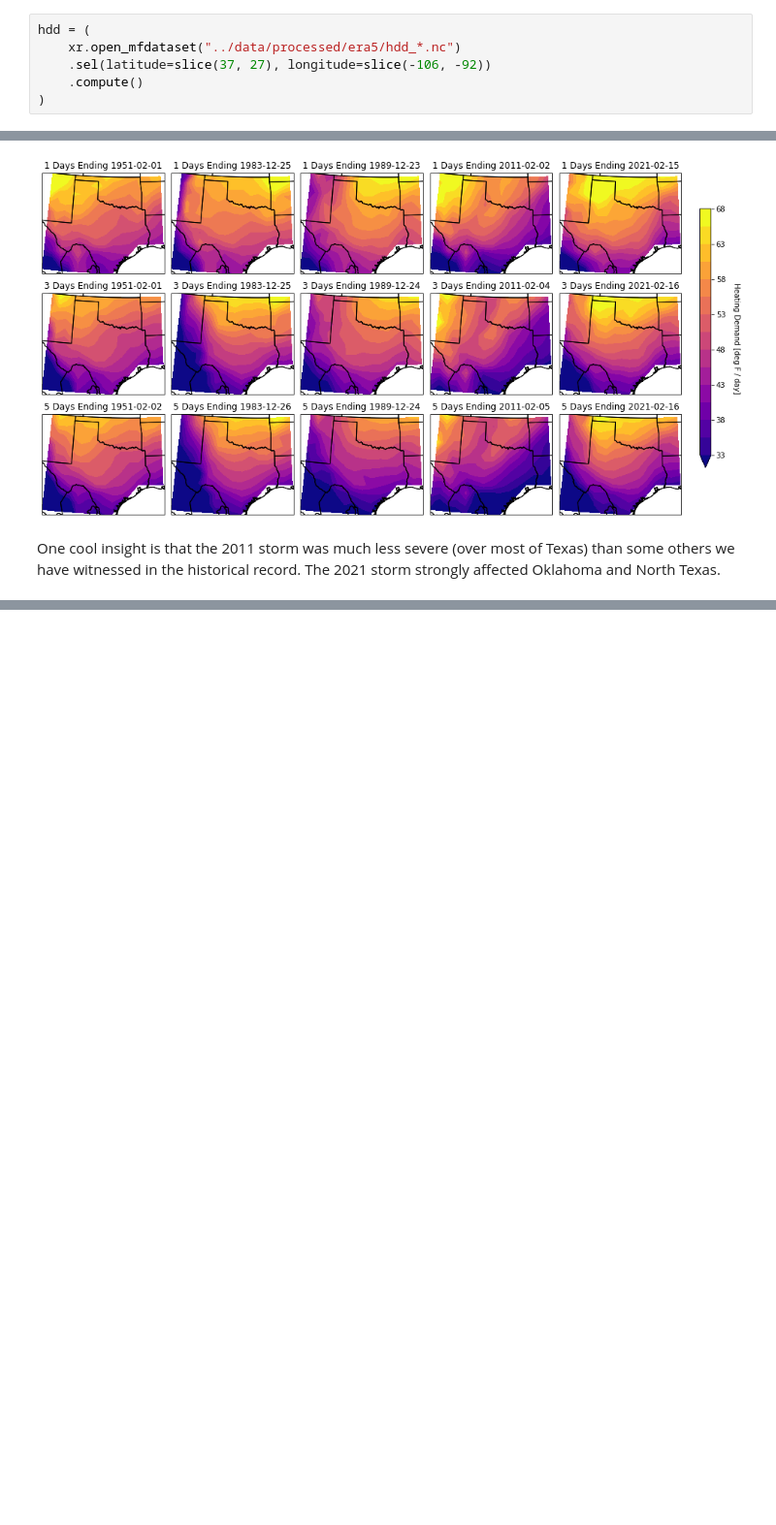
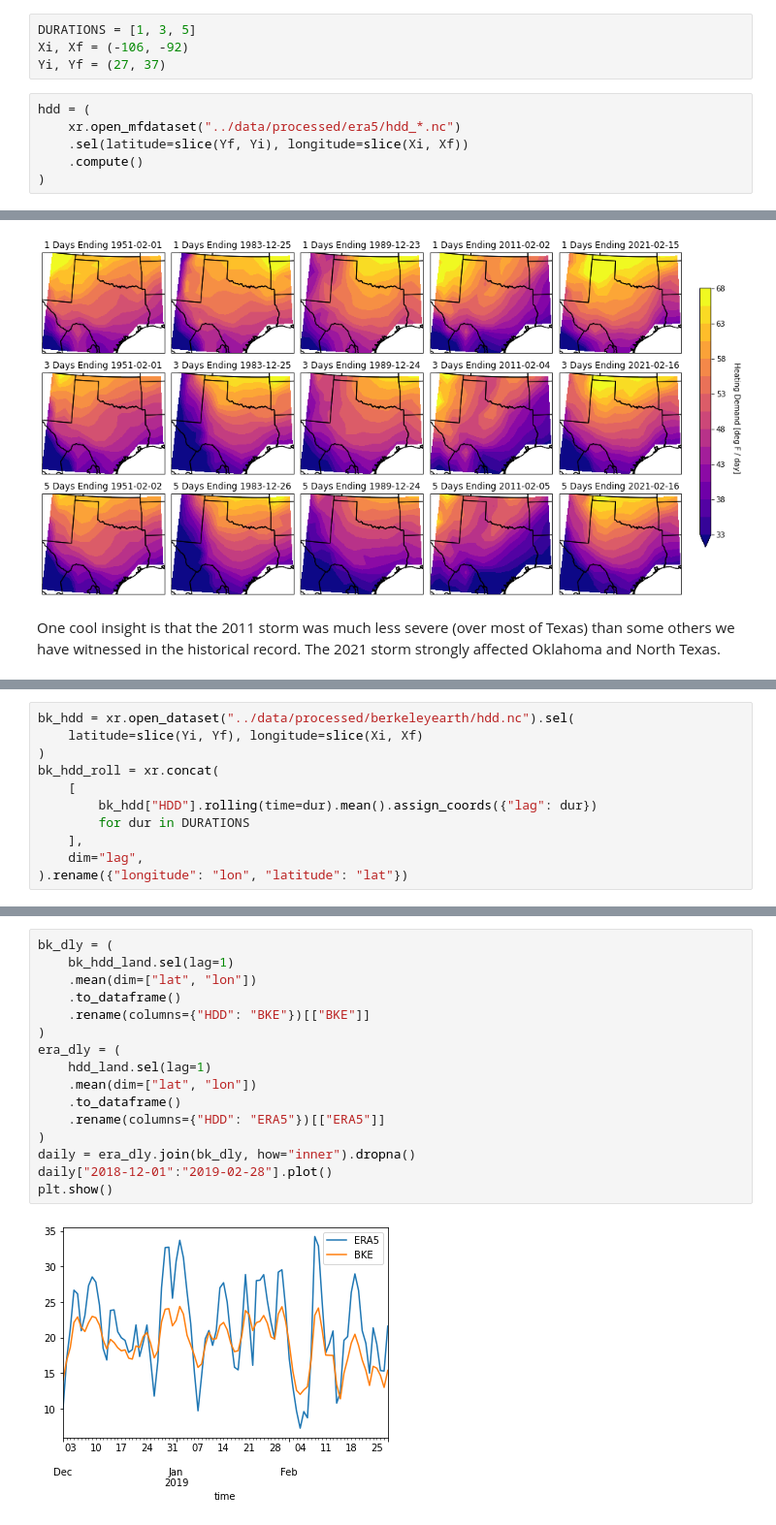
Before and after one commit to jdossgollin/2021-TXtreme, a Jupyter notebook: scripts/historic.ipynb, the cells around one changed output, grey strips where cells are left out. Shown at 97% size. Drawn from its saved outputs; the diff is of its cells as text; blank space fills up the shorter version.

```diff
--- a/scripts/historic.ipynb
+++ b/scripts/historic.ipynb
@@ -17,9 +17,13 @@ import xarray as xr
 from codebase.fig import figname
 # %% [markdown]
 We start by loading the data. We'll slice off the most Southern tip of Texas, which doesn't get as cold, and the Western sliver (much love to my friends in El Paso, but you're not in ERCOT)
+# %%
+DURATIONS = [1, 3, 5]
+Xi, Xf = (-106, -92)
+Yi, Yf = (27, 37)
 # %%
 hdd = (
     xr.open_mfdataset("../data/processed/era5/hdd_*.nc")
-    .sel(latitude=slice(37, 27), longitude=slice(-106, -92))
+    .sel(latitude=slice(Yf, Yi), longitude=slice(Xi, Xf))
     .compute()
 )
@@ -103,0 +112,11 @@ The 2021 storm strongly affected Oklahoma and North Texas.
+# %%
+bk_hdd = xr.open_dataset("../data/processed/berkeleyearth/hdd.nc").sel(
+    latitude=slice(Yi, Yf), longitude=slice(Xi, Xf)
+)
+bk_hdd_roll = xr.concat(
+    [
+        bk_hdd["HDD"].rolling(time=dur).mean().assign_coords({"lag": dur})
+        for dur in DURATIONS
+    ],
+    dim="lag",
+).rename({"longitude": "lon", "latitude": "lat"})
@@ -103,0 +193,18 @@ The 2021 storm strongly affected Oklahoma and North Texas.
+# %%
+bk_dly = (
+    bk_hdd_land.sel(lag=1)
+    .mean(dim=["lat", "lon"])
+    .to_dataframe()
+    .rename(columns={"HDD": "BKE"})[["BKE"]]
+)
+era_dly = (
+    hdd_land.sel(lag=1)
+    .mean(dim=["lat", "lon"])
+    .to_dataframe()
+    .rename(columns={"HDD": "ERA5"})[["ERA5"]]
+)
+daily = era_dly.join(bk_dly, how="inner").dropna()
+daily["2018-12-01":"2019-02-28"].plot()
+plt.show()
+# %% [output]
+[figure, added]
```
Also changed, not shown: parts of 12 cells of this notebook, 7 other files.
